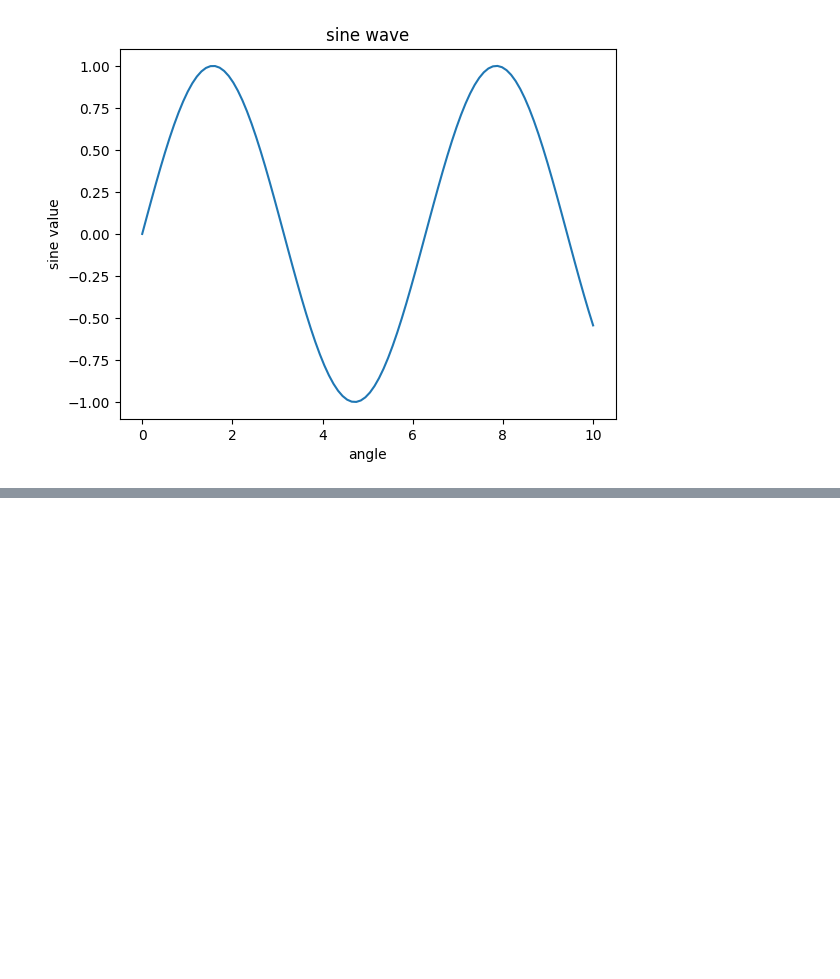
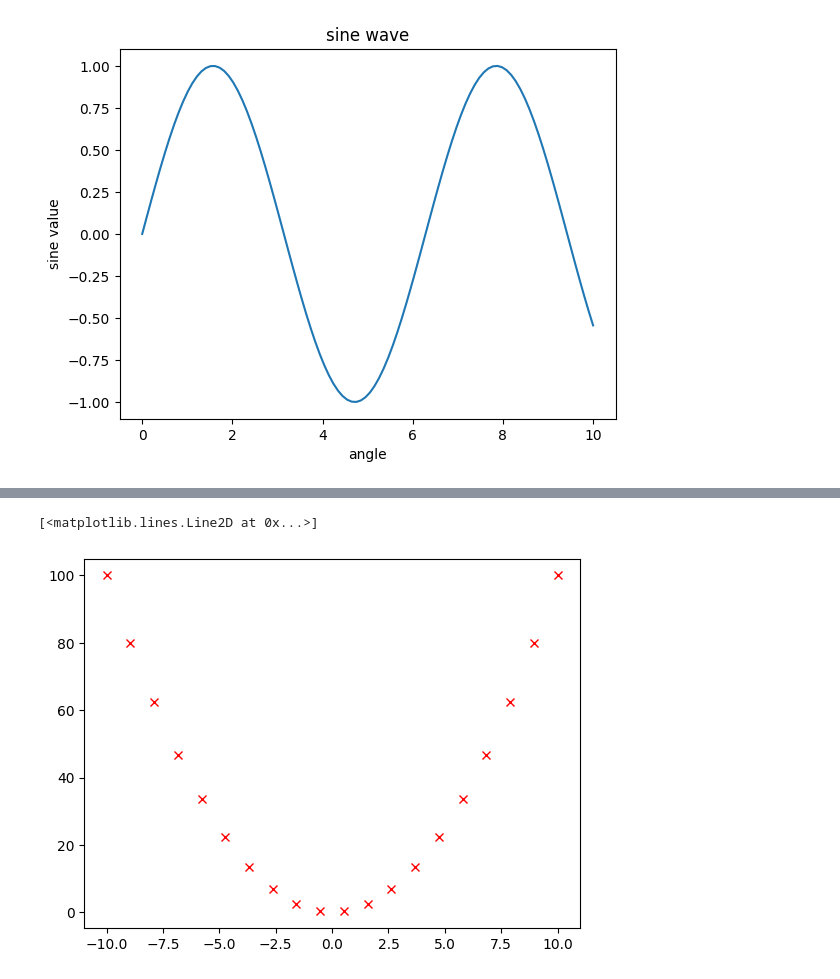
Before and after one commit to RiyadSheikh27/Artificial-Intelligence, a Jupyter notebook: Matplotlib/basic.ipynb, the cells around one changed output, grey strips where cells are left out. Cells and saved outputs as stored; diff of their text form; code cells hidden in the pictures; blank space fills up the shorter version.

```diff
--- a/Matplotlib/basic.ipynb
+++ b/Matplotlib/basic.ipynb
@@ -87,0 +108,5 @@ plt.show()
+# %%
+plt.plot(x,y,'rx')
+# %% [output]
+[<matplotlib.lines.Line2D at 0x...>]
+[figure, added]
```
Also changed, not shown: parts of 9 cells of this notebook.
